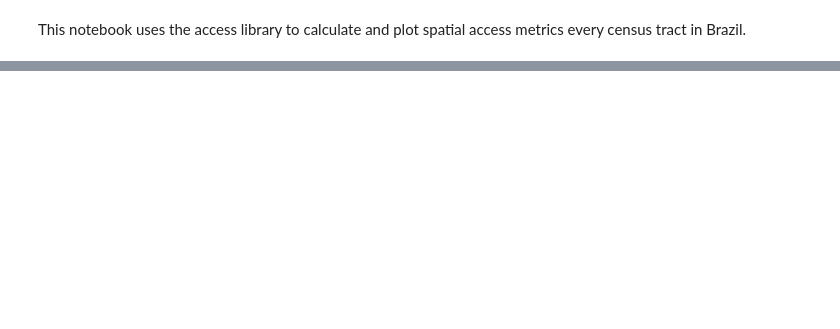
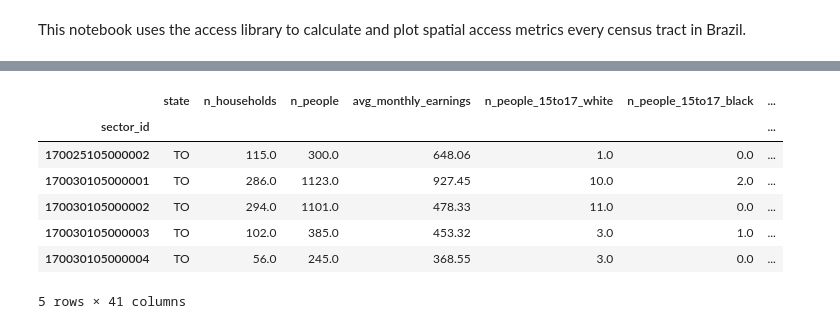
Before and after one commit to felipehlvo/access_to_education_map, a Jupyter notebook: notebooks/Access Metric - Brazil.ipynb, the cells around one changed output, grey strips where cells are left out. Cells and saved outputs as stored; diff of their text form; code cells hidden in the pictures; blank space fills up the shorter version.

```diff
--- a/notebooks/Access Metric - Brazil.ipynb
+++ b/notebooks/Access Metric - Brazil.ipynb
@@ -110,0 +141,13 @@ access INFO     :: Overwriting e2sfca_n_teachers.
+# %%
+old_access_df = pd.read_csv("/Users/feliphlvo/Documents/Minerva/Capstone/data/local/access_df.csv", index_col=0)
+# %%
+old_access_df.head()
+# %% [output]
+|  | state | n_households | n_people | avg_monthly_earnings | n_people_15to17_white | n_people_15to17_black | ... |
+| sector_id |  |  |  |  |  |  | ... |
+| 170025105000002 | TO | 115.0 | 300.0 | 648.06 | 1.0 | 0.0 | ... |
+| 170030105000001 | TO | 286.0 | 1123.0 | 927.45 | 10.0 | 2.0 | ... |
+| 170030105000002 | TO | 294.0 | 1101.0 | 478.33 | 11.0 | 0.0 | ... |
+| 170030105000003 | TO | 102.0 | 385.0 | 453.32 | 3.0 | 1.0 | ... |
+| 170030105000004 | TO | 56.0 | 245.0 | 368.55 | 3.0 | 0.0 | ... |
+5 rows × 41 columns
```
Also changed, not shown: parts of 14 cells of this notebook, 7 other files.
